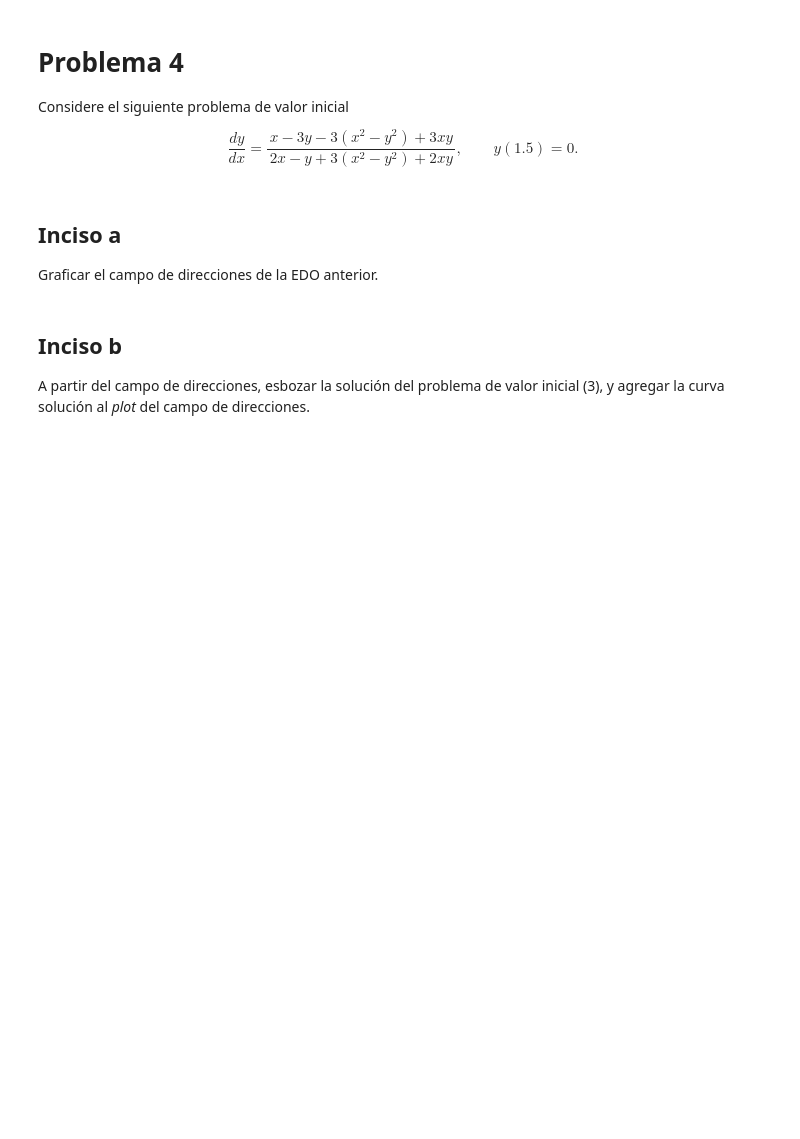
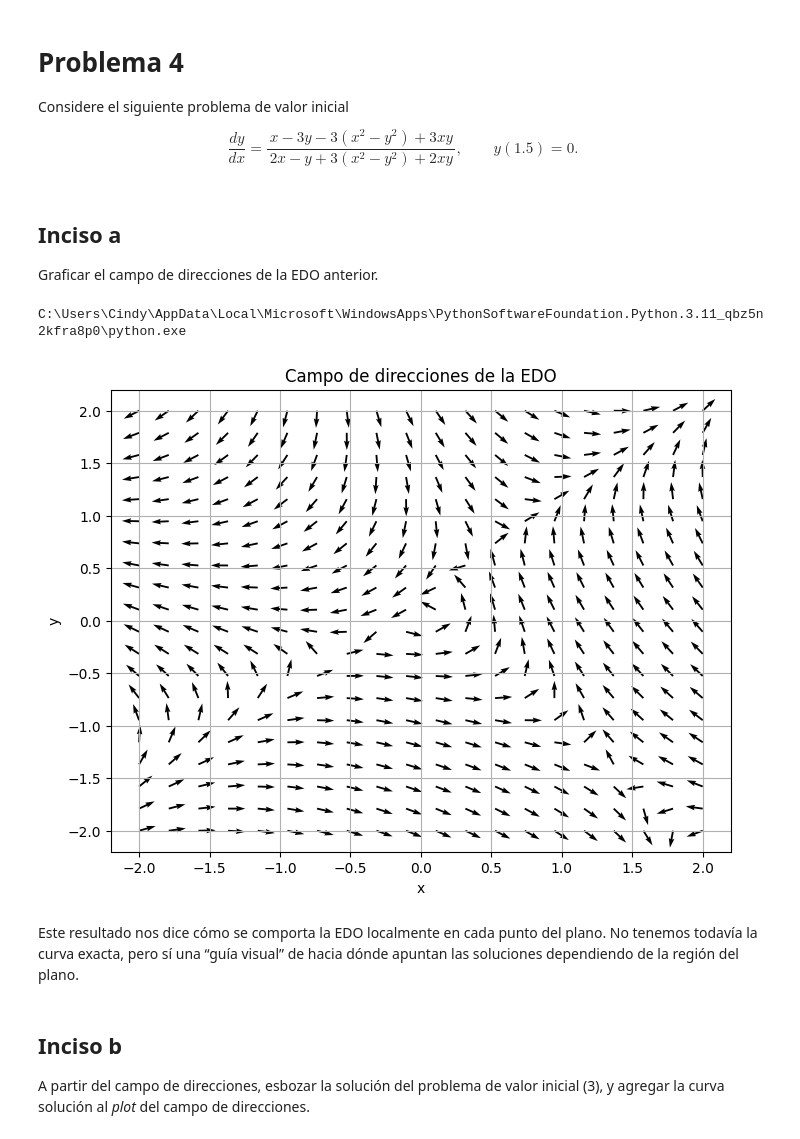
Before and after one commit to JosueSay/labs-ms, a Jupyter notebook: Labs/lab5/problema4/p4.ipynb, the cells around one changed output. Saved outputs shown, nothing was run; the diff lists cells and outputs as text; code cells hidden in the pictures; blank space fills up the shorter version.

```diff
--- a/Labs/lab5/problema4/p4.ipynb
+++ b/Labs/lab5/problema4/p4.ipynb
@@ -12,3 +12,8 @@ $$
 ## Inciso a
 
 Graficar el campo de direcciones de la EDO anterior.
+# %%
+import sys
+print(sys.executable)
+# %% [output]
+C:\Users\Cindy\AppData\Local\Microsoft\WindowsApps\PythonSoftwareFoundation.Python.3.11_qbz5n2kfra8p0\python.exe
@@ -15,3 +25,35 @@ Graficar el campo de direcciones de la EDO anterior.
+# %%
+# Definimos la función del campo de direcciones
+def F(x, y):
+    dx = x - 3*y - 3*(x**2 - y**2) + 3*x*y
+    dy = 2*x - y + 3*(x**2 - y**2) + 2*x*y
+    return dx, dy
+# %%
+# Rango de la gráfica
+x_vals = np.linspace(-2, 2, 20)
+y_vals = np.linspace(-2, 2, 20)
+
+X, Y = np.meshgrid(x_vals, y_vals)
+U, V = F(X, Y)
+
+# Normalización para que las flechas tengan tamaño uniforme
+M = np.hypot(U, V)
+M[M == 0] = 1  # evitar división entre cero
+U /= M
+V /= M
+
+# Graficamos el campo
+plt.figure(figsize=(8, 6))
+plt.quiver(X, Y, U, V, angles="xy")
+plt.xlabel("x")
+plt.ylabel("y")
+plt.title("Campo de direcciones de la EDO")
+plt.grid(True)
+plt.show()
+# %% [output]
+[figure, added]
+# %% [markdown]
+Este resultado nos dice cómo se comporta la EDO localmente en cada punto del plano. No tenemos todavía la curva exacta, pero sí una “guía visual” de hacia dónde apuntan las soluciones dependiendo de la región del plano.
 # %% [markdown]
 ## Inciso b
 
```
Also changed, not shown: parts of 3 cells of this notebook, 4 other files.
